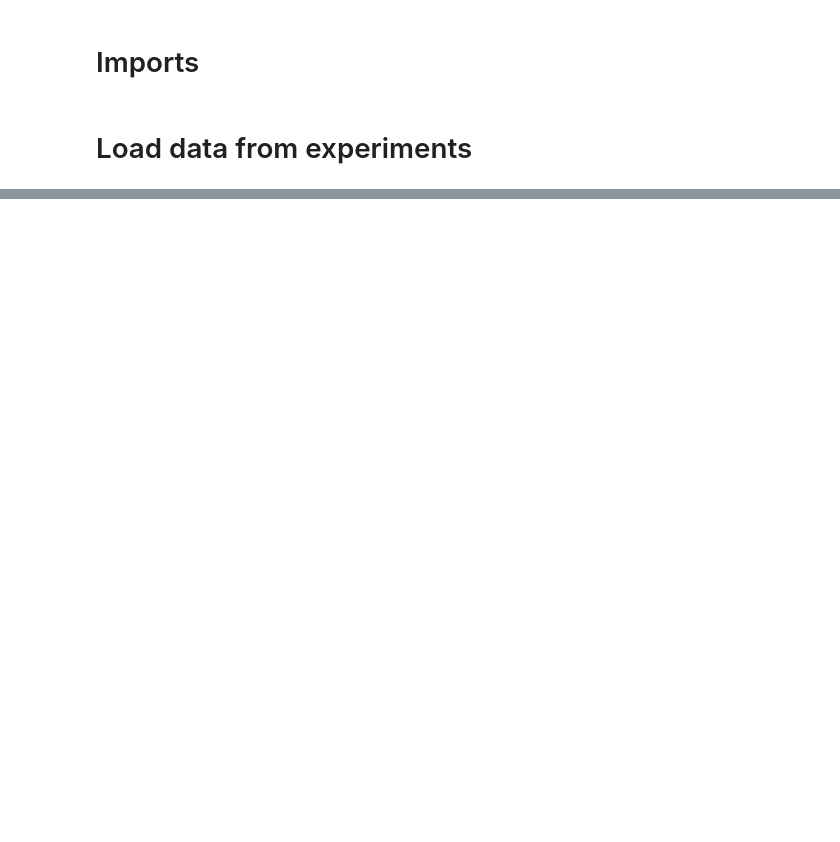
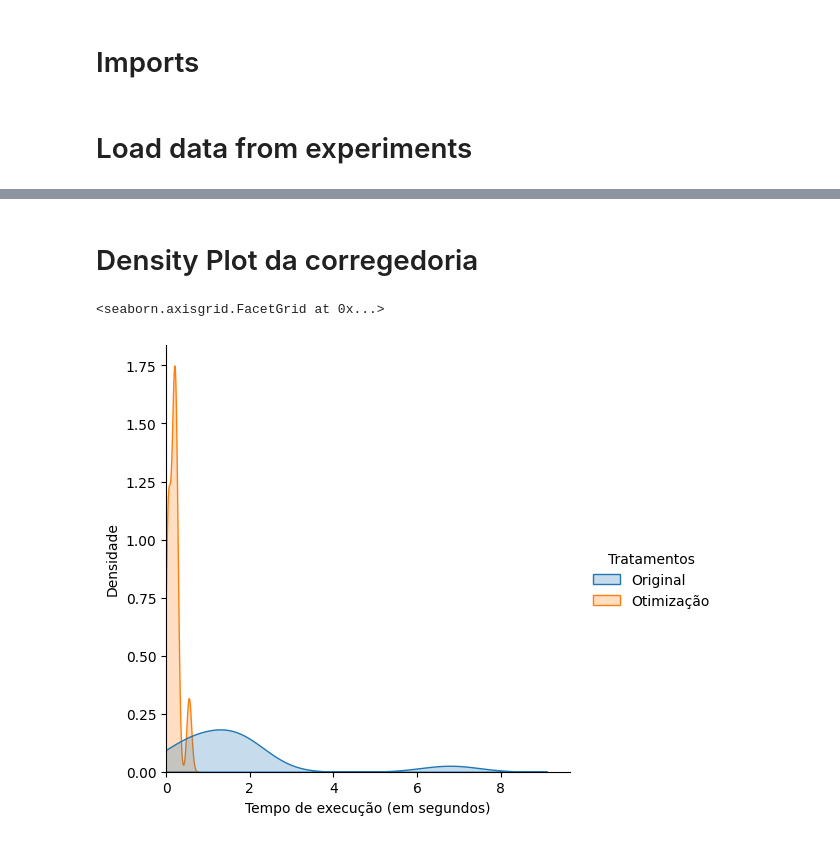
Before and after one commit to alpsilva/tg-tools, a Jupyter notebook: stat_test.ipynb, the cells around one changed output, grey strips where cells are left out. Saved outputs shown, nothing was run; the diff lists cells and outputs as text; code cells hidden in the pictures; blank space fills up the shorter version.

```diff
--- a/stat_test.ipynb
+++ b/stat_test.ipynb
@@ -85,0 +114,10 @@ fig.set_axis_labels("Tempo de execução (em ms)", "Densidade")
+# %% [markdown]
+# Density Plot da corregedoria
+# %%
+# Density Plot of the execution times
+fig_2 = sns.displot(corregedoria_df, x="query_execution_time_seconds", kind="kde", fill=True, hue="Tratamentos")
+fig_2.set(xlim=(0))
+fig_2.set_axis_labels("Tempo de execução (em segundos)", "Densidade")
+# %% [output]
+<seaborn.axisgrid.FacetGrid at 0x...>
+[figure, added]
```
Also changed, not shown: parts of 13 cells of this notebook, 1 other file.
